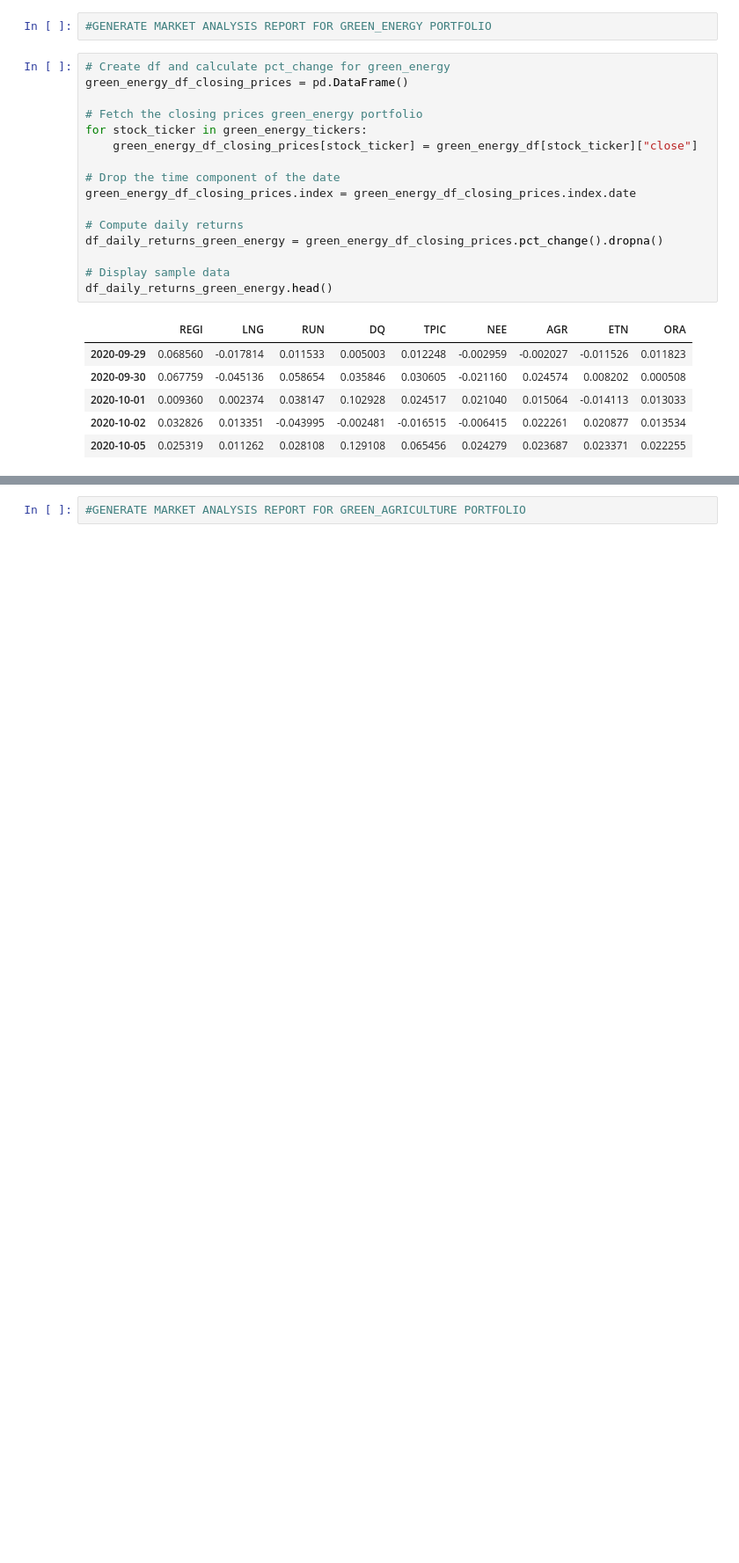
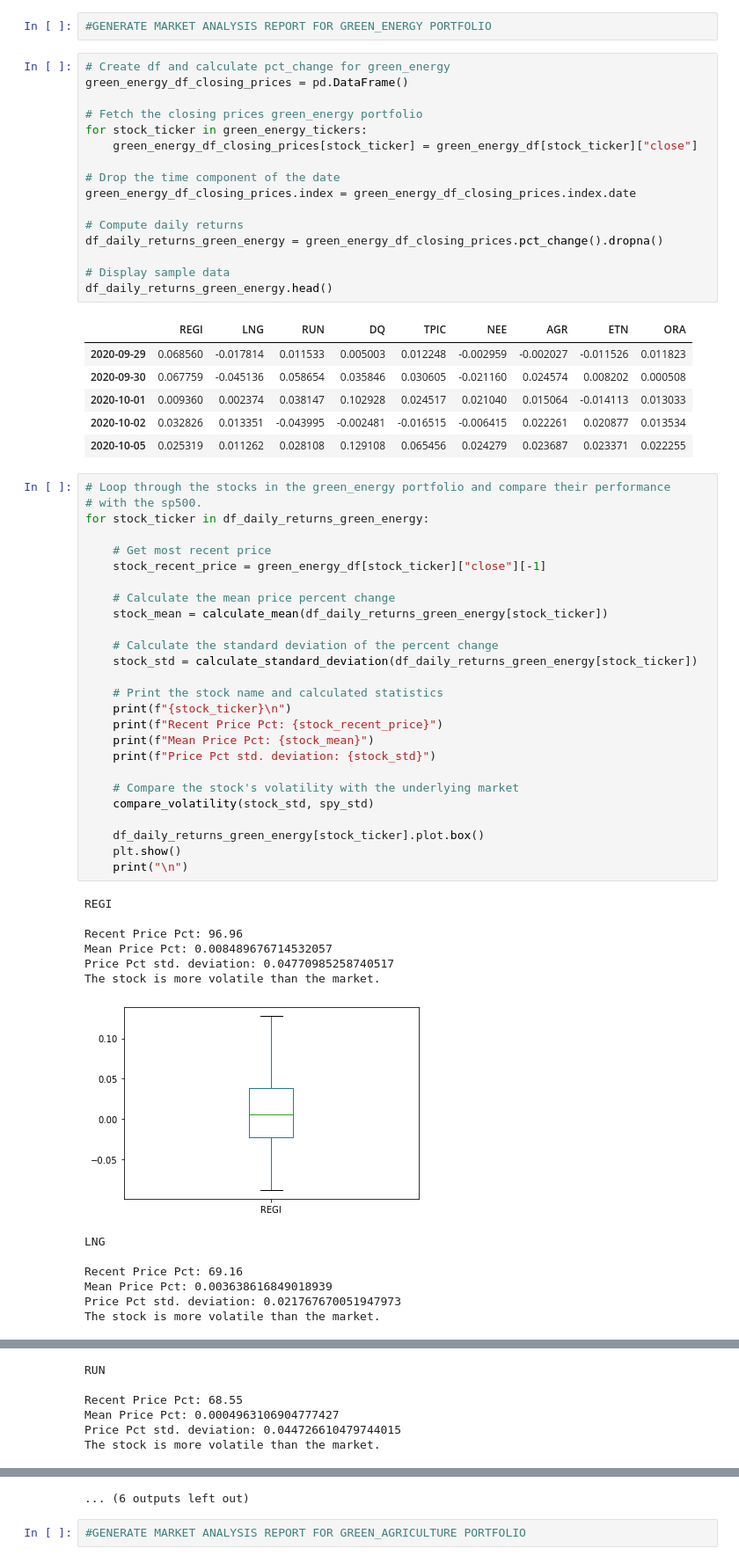
Before and after one commit to pstgeme/portfolio_analyzer, a Jupyter notebook: project_1.ipynb, the cells around one changed output, grey strips where cells are left out. Shown: that part at 88% size. Saved outputs shown, nothing was run; the diff lists cells and outputs as text; blank space fills up the shorter version.

```diff
--- a/project_1.ipynb
+++ b/project_1.ipynb
@@ -276,3 +454,43 @@ df_daily_returns_green_energy.head()
 | 2020-10-01 | 0.009360 | 0.002374 | 0.038147 | 0.102928 | 0.024517 | 0.021040 | 0.015064 | -0.014113 | 0.013033 |
 | 2020-10-02 | 0.032826 | 0.013351 | -0.043995 | -0.002481 | -0.016515 | -0.006415 | 0.022261 | 0.020877 | 0.013534 |
 | 2020-10-05 | 0.025319 | 0.011262 | 0.028108 | 0.129108 | 0.065456 | 0.024279 | 0.023687 | 0.023371 | 0.022255 |
+# %%
+# Loop through the stocks in the green_energy portfolio and compare their performance
+# with the sp500.
+for stock_ticker in df_daily_returns_green_energy:
+
+    # Get most recent price
+    stock_recent_price = green_energy_df[stock_ticker]["close"][-1]
+
+    # Calculate the mean price percent change
+    stock_mean = calculate_mean(df_daily_returns_green_energy[stock_ticker])
+
+    # Calculate the standard deviation of the percent change
+    stock_std = calculate_standard_deviation(df_daily_returns_green_energy[stock_ticker])
+
+    # Print the stock name and calculated statistics
+    print(f"{stock_ticker}\n")
+    print(f"Recent Price Pct: {stock_recent_price}")
+    print(f"Mean Price Pct: {stock_mean}")
+    print(f"Price Pct std. deviation: {stock_std}")
+
+    # Compare the stock's volatility with the underlying market
+    compare_volatility(stock_std, spy_std)
+
+    df_daily_returns_green_energy[stock_ticker].plot.box()
+    plt.show()
+    print("\n")
+# %% [output]
+REGI
+
+Recent Price Pct: 96.96
+Mean Price Pct: 0.008489676714532057
+Price Pct std. deviation: 0.04770985258740517
+The stock is more volatile than the market.
+[figure, added]
+LNG
+
+Recent Price Pct: 69.16
+Mean Price Pct: 0.003638616849018939
+Price Pct std. deviation: 0.021767670051947973
+The stock is more volatile than the market.
@@ -278,0 +498,6 @@ df_daily_returns_green_energy.head()
+RUN
+
+Recent Price Pct: 68.55
+Mean Price Pct: 0.0004963106904777427
+Price Pct std. deviation: 0.044726610479744015
+The stock is more volatile than the market.
@@ -279,3 +526,4 @@ df_daily_returns_green_energy.head()
+... (6 outputs left out)
 # %%
 #GENERATE MARKET ANALYSIS REPORT FOR GREEN_AGRICULTURE PORTFOLIO
 # %%
```
Also changed, not shown: parts of 14 cells of this notebook.
